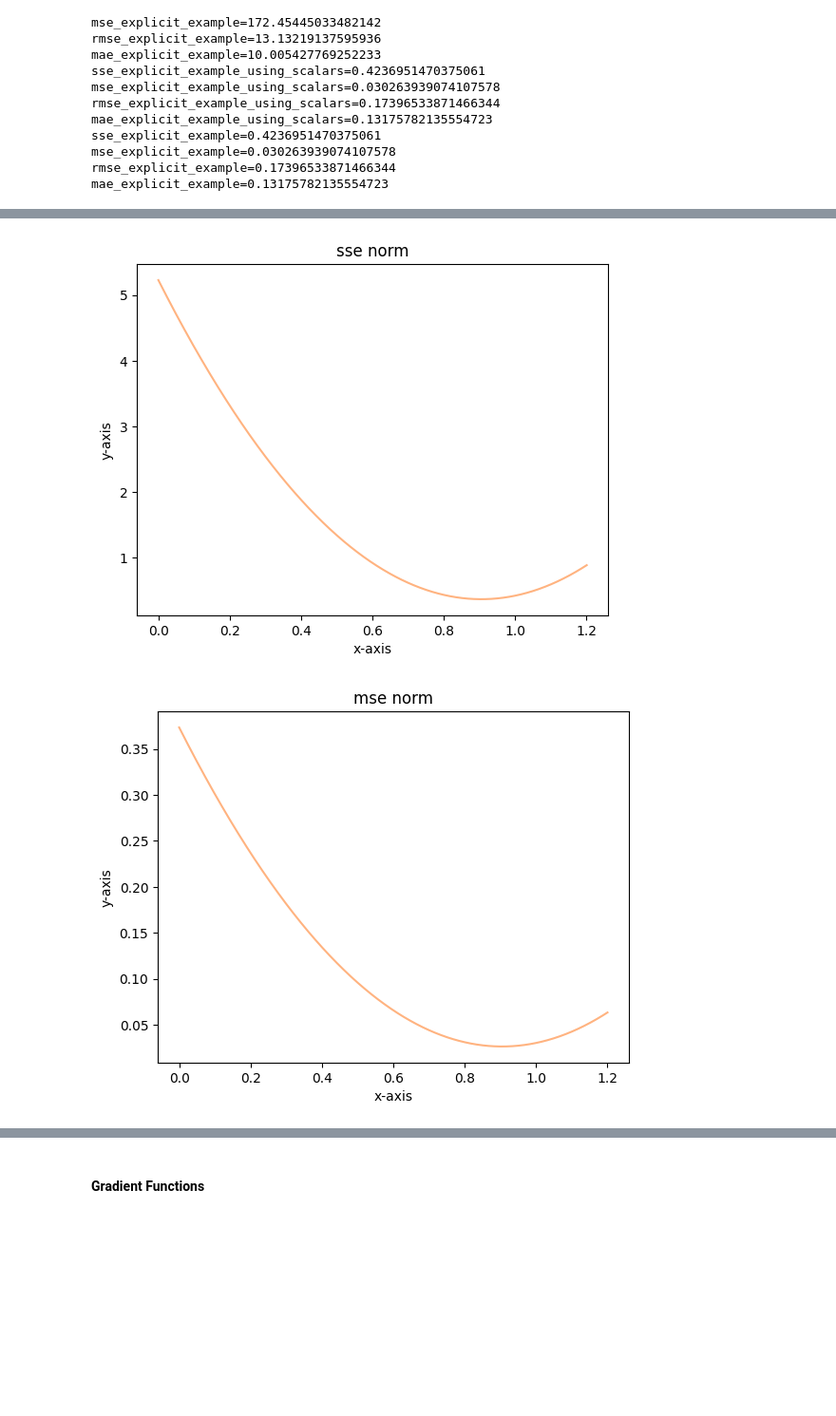
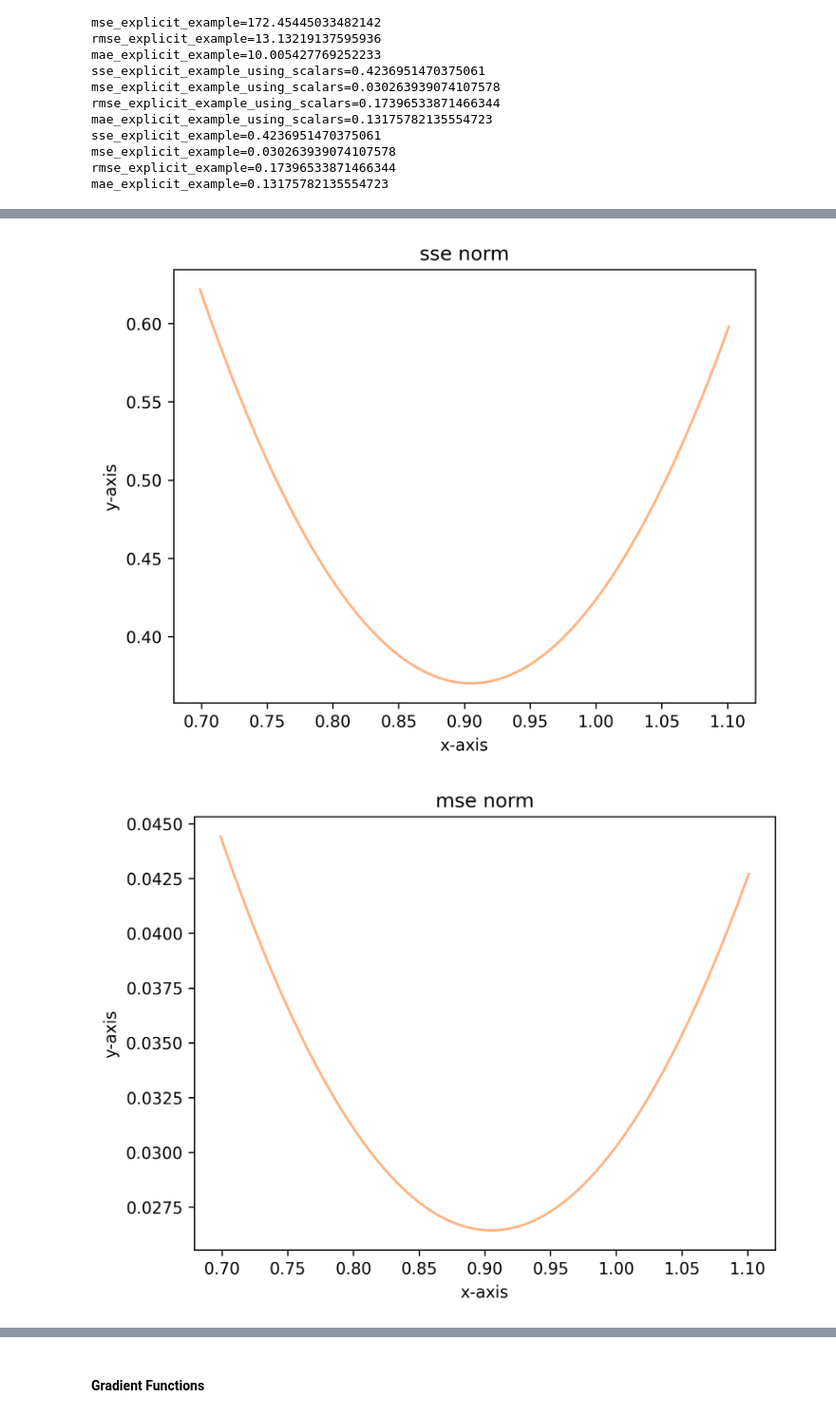
Before and after one commit to aisven/fullstack-ml-academy-homework, a Jupyter notebook: notepads/07-Gradientenverfahren/07-Gradientenverfahren.ipynb, the cells around one changed output, grey strips where cells are left out. Shown at 95% size. Saved outputs shown, nothing was run; the diff lists cells and outputs as text; code cells hidden in the pictures; blank space fills up the shorter version.

```diff
--- a/notepads/07-Gradientenverfahren/07-Gradientenverfahren.ipynb
+++ b/notepads/07-Gradientenverfahren/07-Gradientenverfahren.ipynb
@@ -774,7 +774,7 @@ plt.show()
 # in this code block we attempt to plot the error functions with respect to normalized data
 
 # first let us create a sorted numpy array of arbitrary values for w1 i.e. the first weight
-w1s_for_plot_norm_np = np.arange(.0, 1.201, .0005).astype('float32')
+w1s_for_plot_norm_np = np.arange(.699, 1.101, .00005).astype('float32')
 
 # we chose a value for b which we keep constant over all w1s
 b_for_plot_norm_scalar = b_norm_scalar
@@ -796,7 +796,7 @@ def sse_with_fixed_y_norm(some_y_pred_norm):
 sse_with_fixed_y_norm_vectorized = np.vectorize(sse_with_fixed_y_norm ,otypes=[np.ndarray])
 sse_axis_values_norm_np = np.apply_along_axis(sse_with_fixed_y_norm_vectorized, axis=0, arr=y_pred_norm_for_plot_np)
 
-plt.figure(dpi=100)
+plt.figure(dpi=300)
 plt.plot(w1s_for_plot_norm_np, sse_axis_values_norm_np, color='#ffb380')
 plt.title('sse norm')
 plt.xlabel('x-axis')
@@ -810,40 +810,40 @@ def mse_with_fixed_y_norm(some_y_pred_norm):
 mse_with_fixed_y_norm_vectorized = np.vectorize(mse_with_fixed_y_norm ,otypes=[np.ndarray])
 mse_axis_values_norm_np = np.apply_along_axis(mse_with_fixed_y_norm_vectorized, axis=0, arr=y_pred_norm_for_plot_np)
 
-plt.figure(dpi=100)
+plt.figure(dpi=300)
 plt.plot(w1s_for_plot_norm_np, mse_axis_values_norm_np, color='#ffb380')
 plt.title('mse norm')
 plt.xlabel('x-axis')
 plt.ylabel('y-axis')
 plt.show()
 
 # compute rmse values
 def rmse_with_fixed_y_norm(some_y_pred_norm):
    return rmse(y_known_norm, some_y_pred_norm)
 
 rmse_with_fixed_y_norm_vectorized = np.vectorize(rmse_with_fixed_y_norm ,otypes=[np.ndarray])
 rmse_axis_values_norm_np = np.apply_along_axis(rmse_with_fixed_y_norm_vectorized, axis=0, arr=y_pred_norm_for_plot_np)
 
-plt.figure(dpi=100)
+plt.figure(dpi=300)
 plt.plot(w1s_for_plot_norm_np, rmse_axis_values_norm_np, color='#ffb380')
 plt.title('rmse norm')
 plt.xlabel('x-axis')
 plt.ylabel('y-axis')
 plt.show()
 
 # compute mae values
 def mae_with_fixed_norm_y(some_y_pred_norm):
    return mae(y_known_norm, some_y_pred_norm)
 
 mae_with_fixed_y_norm_vectorized = np.vectorize(mae_with_fixed_norm_y ,otypes=[np.ndarray])
 mae_axis_values_norm_np = np.apply_along_axis(mae_with_fixed_y_norm_vectorized, axis=0, arr=y_pred_norm_for_plot_np)
 
-plt.figure(dpi=100)
+plt.figure(dpi=300)
 plt.plot(w1s_for_plot_norm_np, mae_axis_values_norm_np, color='#ffb380')
 plt.title('mae norm')
 plt.xlabel('x-axis')
 plt.ylabel('y-axis')
 plt.show()
 # %% [output]
-[figure, old version]
+[figure, new version]
-[figure, old version]
+[figure, new version]
```
Also changed, not shown: parts of 3 cells of this notebook.
